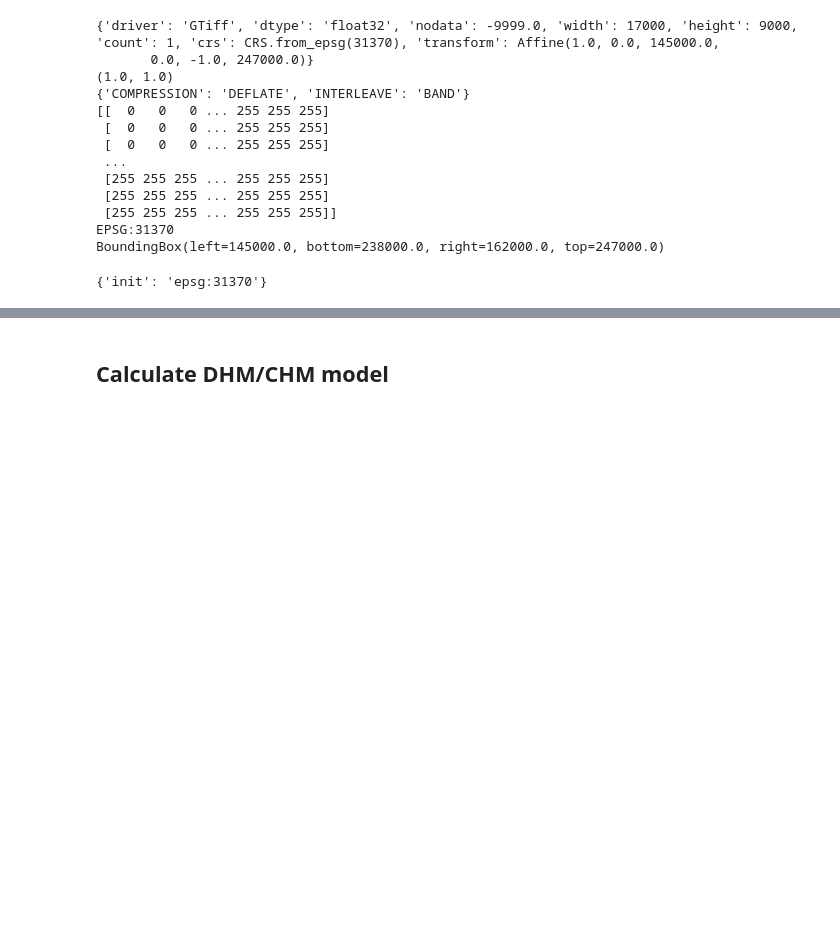
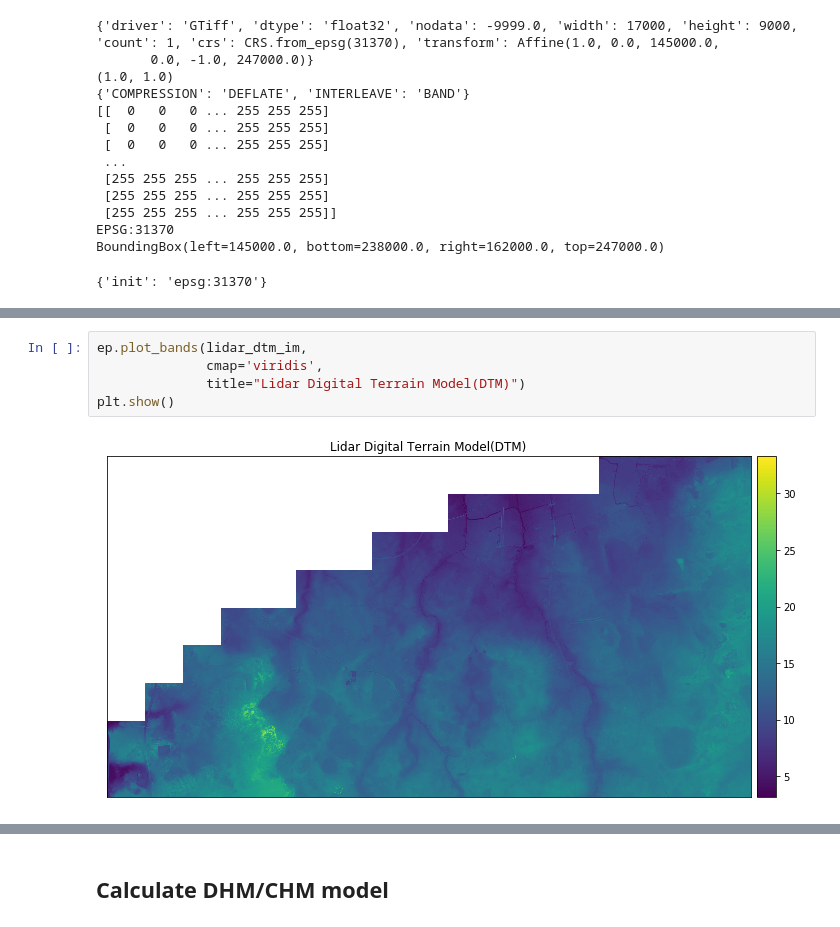
Before and after one commit to dr-robin/3D_houses, a Jupyter notebook: 3D_houses_data exploration.ipynb, the cells around one changed output, grey strips where cells are left out. Saved outputs shown, nothing was run; the diff lists cells and outputs as text; blank space fills up the shorter version.

```diff
--- a/3D_houses_data exploration.ipynb
+++ b/3D_houses_data exploration.ipynb
@@ -182,3 +302,10 @@ RasterioIOError: /home/becode/dr-robin/theano/3D_houses data/DTM/DHMVIIDTMRAS1m_
+# %%
+ep.plot_bands(lidar_dtm_im,
+              cmap='viridis',
+              title="Lidar Digital Terrain Model(DTM)")
+plt.show()
+# %% [output]
+[figure, added]
 # %%
 import os
 os.getcwd()
```
Also changed, not shown: parts of 30 cells of this notebook.
